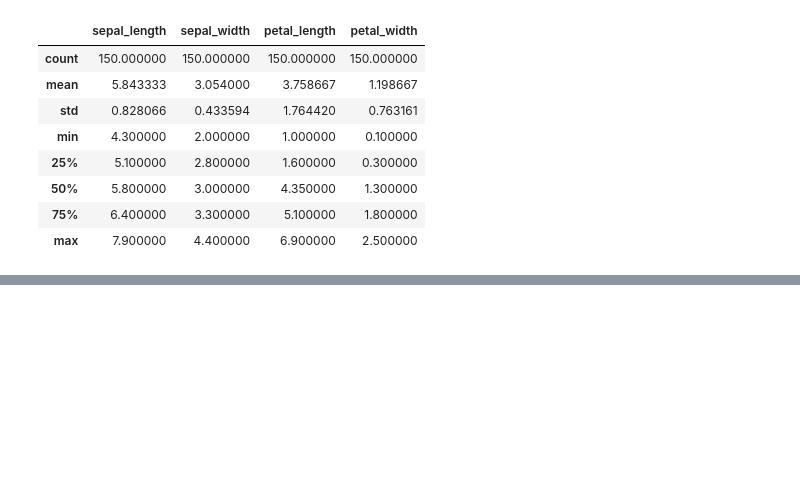
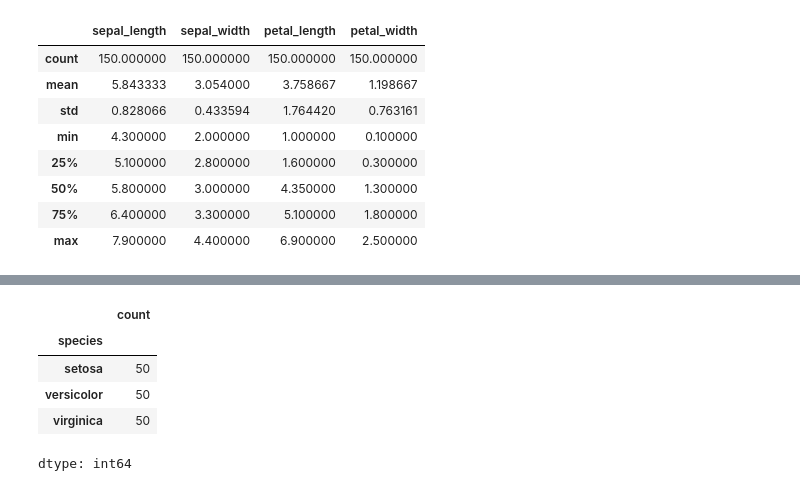
Before and after one commit to Dulyana-Silva/EDA-Iris-Dataset, a Jupyter notebook: Iris.ipynb, the cells around one changed output, grey strips where cells are left out. Saved outputs shown, nothing was run; the diff lists cells and outputs as text; code cells hidden in the pictures; blank space fills up the shorter version.

```diff
--- a/Iris.ipynb
+++ b/Iris.ipynb
@@ -66,0 +92,10 @@ df.describe()
+# %%
+#Checking whether dataset is balanced or not.
+df.value_counts("species")
+# %% [output]
+|  | count |
+| species |  |
+| setosa | 50 |
+| versicolor | 50 |
+| virginica | 50 |
+dtype: int64
```
Also changed, not shown: parts of 10 cells of this notebook.
